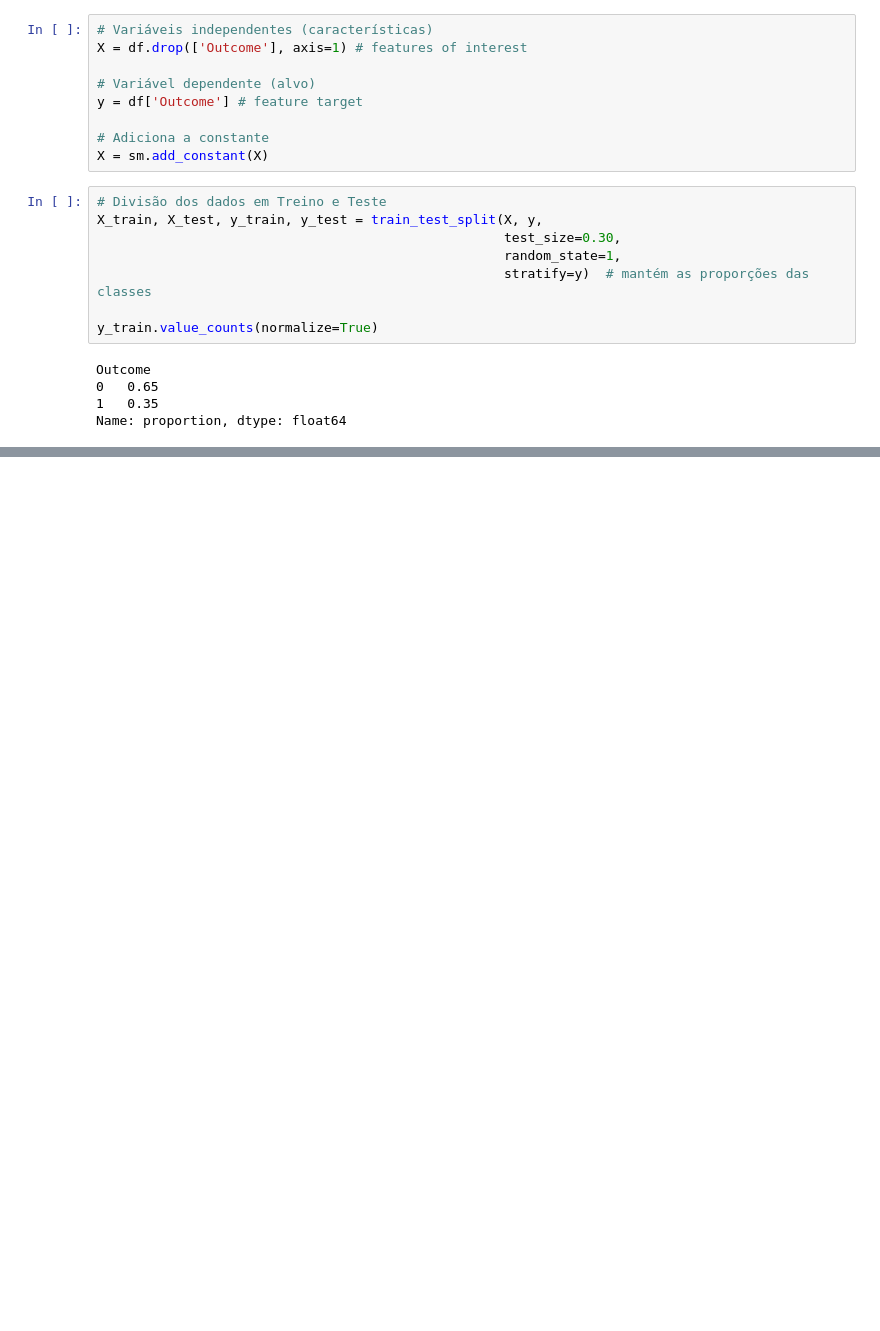
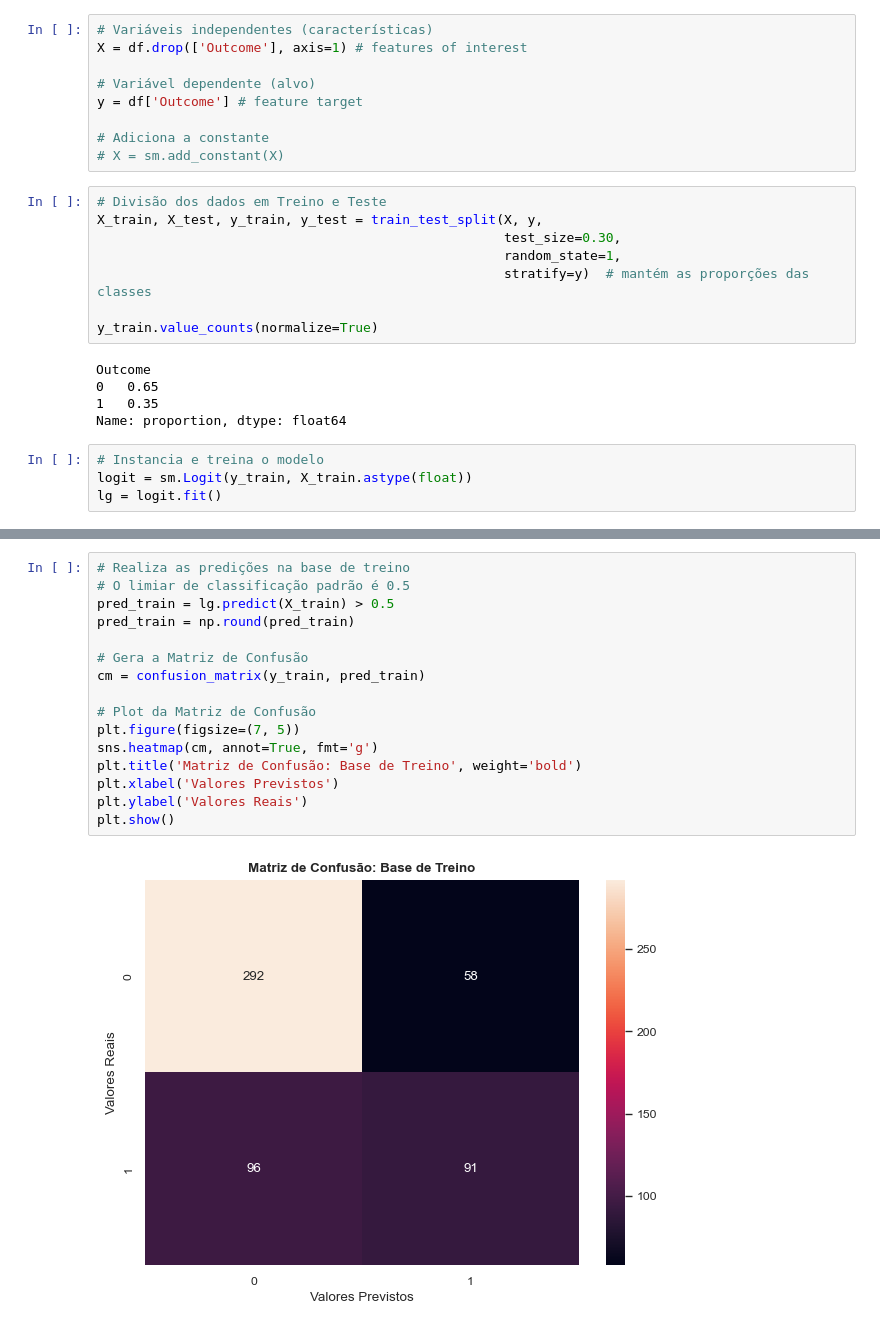
Before and after one commit to gaamelu/kaggle-pima-indians-diabetes-database-logistic-regression, a Jupyter notebook: notebook.ipynb, the cells around one changed output, grey strips where cells are left out. Saved outputs shown, nothing was run; the diff lists cells and outputs as text; blank space fills up the shorter version.

Commit message:
linear regression model

```diff
--- a/notebook.ipynb
+++ b/notebook.ipynb
@@ -235,7 +244,7 @@ X = df.drop(['Outcome'], axis=1) # features of interest
 y = df['Outcome'] # feature target
 
 # Adiciona a constante
-X = sm.add_constant(X)
+# X = sm.add_constant(X)
 # %%
 # Divisão dos dados em Treino e Teste
 X_train, X_test, y_train, y_test = train_test_split(X, y,
@@ -249,3 +258,7 @@ Outcome
 0   0.65
 1   0.35
 Name: proportion, dtype: float64
+# %%
+# Instancia e treina o modelo
+logit = sm.Logit(y_train, X_train.astype(float))
+lg = logit.fit()
@@ -251,0 +290,18 @@ Name: proportion, dtype: float64
+# %%
+# Realiza as predições na base de treino
+# O limiar de classificação padrão é 0.5
+pred_train = lg.predict(X_train) > 0.5
+pred_train = np.round(pred_train)
+
+# Gera a Matriz de Confusão
+cm = confusion_matrix(y_train, pred_train)
+
+# Plot da Matriz de Confusão
+plt.figure(figsize=(7, 5))
+sns.heatmap(cm, annot=True, fmt='g')
+plt.title('Matriz de Confusão: Base de Treino', weight='bold')
+plt.xlabel('Valores Previstos')
+plt.ylabel('Valores Reais')
+plt.show()
+# %% [output]
+[figure, added]
```
Also changed, not shown: parts of 26 cells of this notebook, 1 other file.
